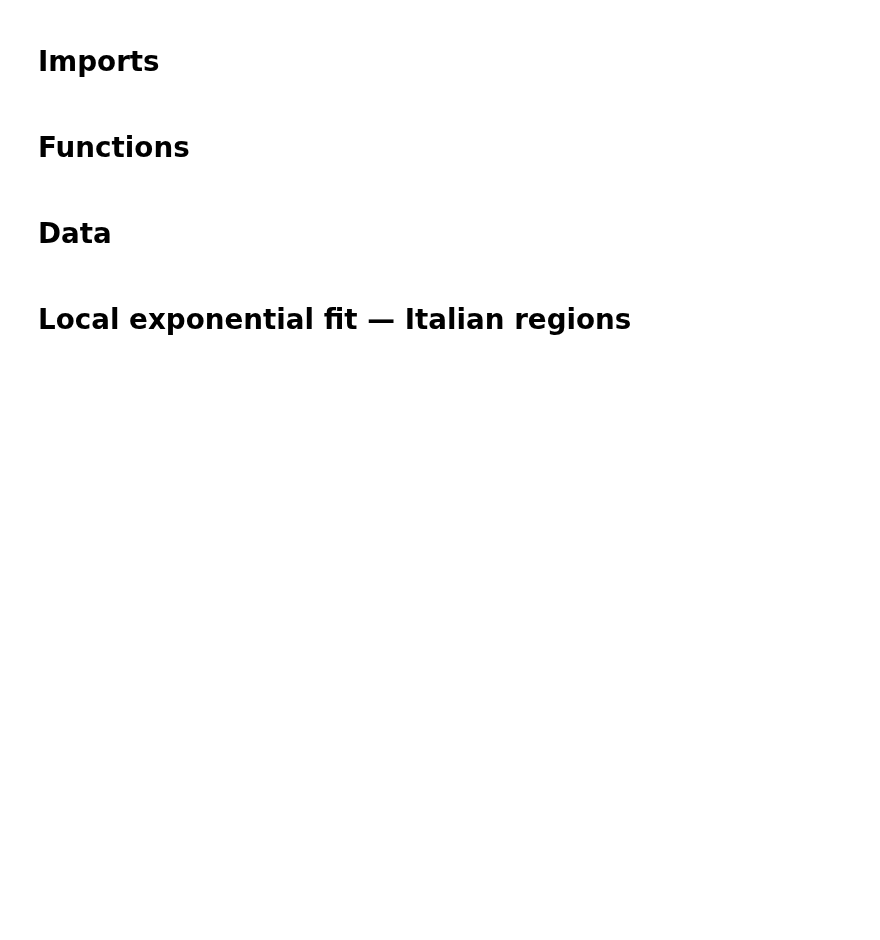
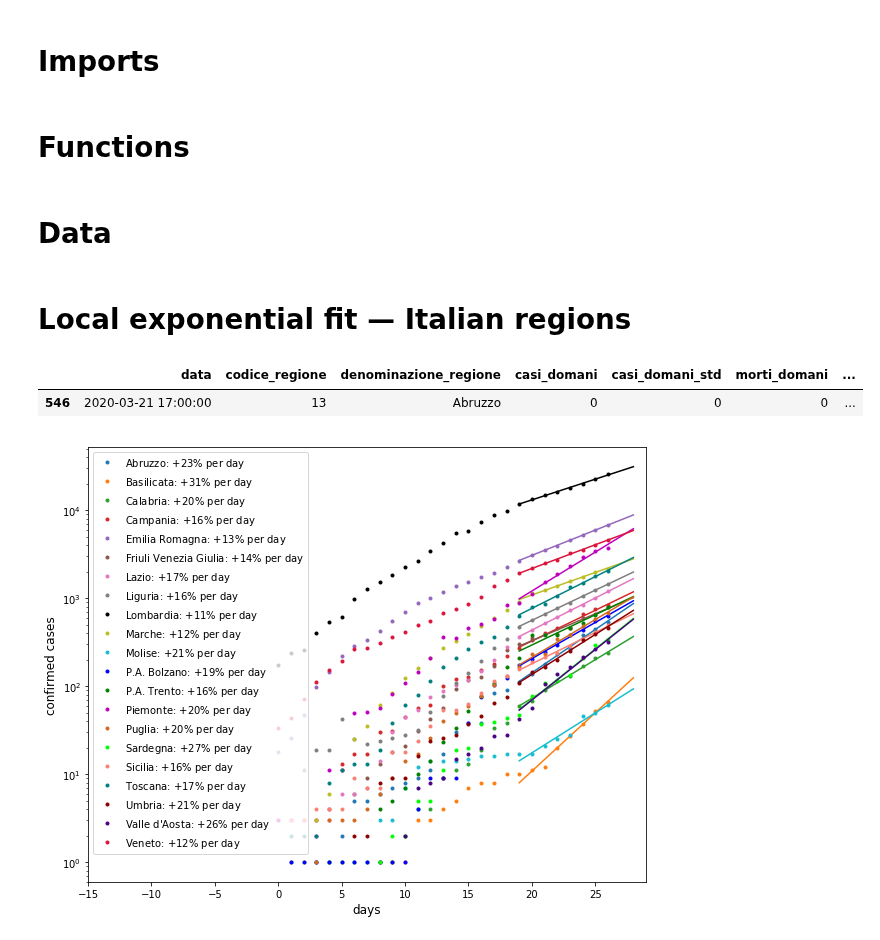
Before and after one commit to albortros/COVID-19, a Jupyter notebook: model-Exponential/LocalExp.ipynb, the cells around one changed output. Drawn from its saved outputs; the diff is of its cells as text; code cells hidden in the pictures; blank space fills up the shorter version.

```diff
--- a/model-Exponential/LocalExp.ipynb
+++ b/model-Exponential/LocalExp.ipynb
@@ -40,6 +43,62 @@ df_pop = pd.read_csv('dati_regioni.csv')
 df_temp = df_regions[df_regions.data == max(df_regions.data.values)]
 df_temp = df_temp[df_temp.denominazione_regione != '']
 df_forecast = df_temp[['data', 'codice_regione', 'denominazione_regione']].copy()
+df_forecast['casi_domani'] = 0
+df_forecast['std_casi_domani_std'] = 0
+df_forecast['morti_domani'] = 0
+df_forecast['morti_domani_std'] = 0
+df_forecast['casi_dopodomani'] = 0
+df_forecast['casi_dopodomani_std'] = 0
+df_forecast['morti_dopodomani'] = 0
+df_forecast['morti_dopodomani_std'] = 0
+# %%
+df_forecast.head(1)
+# %% [output]
+|  | data | codice_regione | denominazione_regione | casi_domani | casi_domani_std | morti_domani | ... |
+| 546 | 2020-03-21 17:00:00 | 13 | Abruzzo | 0 | 0 | 0 | ... |
+# %%
+fig, ax = plt.subplots(figsize=(10,8))
+
+denominazioni = np.unique(df_regions.denominazione_regione.values)
+colors = ['tab:blue', 'tab:orange', 'tab:green', 'tab:red', 'tab:purple',
+          'tab:brown', 'tab:pink', 'tab:gray', 'black', 'tab:olive',
+          'tab:cyan', 'b', 'g', 'm', 'chocolate',
+          'lime', 'salmon', 'teal', 'darkred', 'indigo',
+          'crimson'] #21 colori per VENTI regioni (mannaggia al Trentino - Alto Adige)
+
+labels = ['casi', 'morti']
+for i, den in enumerate(denominazioni):
+    dfr = df_regions[df_regions.denominazione_regione == den]
+    for j, y in enumerate((dfr.totale_casi.values, dfr.deceduti.values)):
+        days = len(y)
+        x = np.arange(days)
+        popt, pcov = weighted_exp_fit(y, cut=8, weights='linear')
+        a, b = unc.correlated_values(popt, pcov)
+        slope = unc.nominal_value(b)
+        std = unc.std_dev(b)
+        xx = np.concatenate((x, [x[-1] + 1, x[-1] + 2])) #extrapolation till the day after tomorrow
+        yy = a * unp.exp(b * xx[-3:])
+        domani = yy[-2] - yy[-3]
+        df_forecast.loc[df_forecast.denominazione_regione == den, labels[j]+'_domani'] = np.round(domani.nominal_value)
+        df_forecast.loc[df_forecast.denominazione_regione == den, 'std_'+labels[j]+'_domani'] = np.round(domani.std_dev)
+        dopodomani = yy[-1] - yy[-2]
+        df_forecast.loc[df_forecast.denominazione_regione == den, labels[j]+'_dopodomani'] = np.round(dopodomani.nominal_value)
+        df_forecast.loc[df_forecast.denominazione_regione == den, 'std_'+labels[j]+'_dopodomani'] = np.round(dopodomani.std_dev)
+
+        if j == 0: #plot
+            label = '{}: $+${}% per day'.format(den, int(round(slope, 2)*100))
+            ax.plot(xx[days-cut:], exponential(xx[days-cut:], *popt), color=colors[i])
+            ax.plot(x[y>0], y[y>0], '.', color=colors[i], label=label)
+
+ax.set_yscale('log')
+ax.set_ylabel('confirmed cases', fontsize='large')
+ax.set_xlabel('days', fontsize='large')
+ax.set_xlim(-15, days+2)
+ax.legend(loc=0)
+
+fig.savefig('plot/LocalExp-regions.png', dpi = 300)
+# %% [output]
+[figure, added]
 # %%
 df_forecast.head()
 # %% [output]
```
Also changed, not shown: parts of 6 cells of this notebook.
